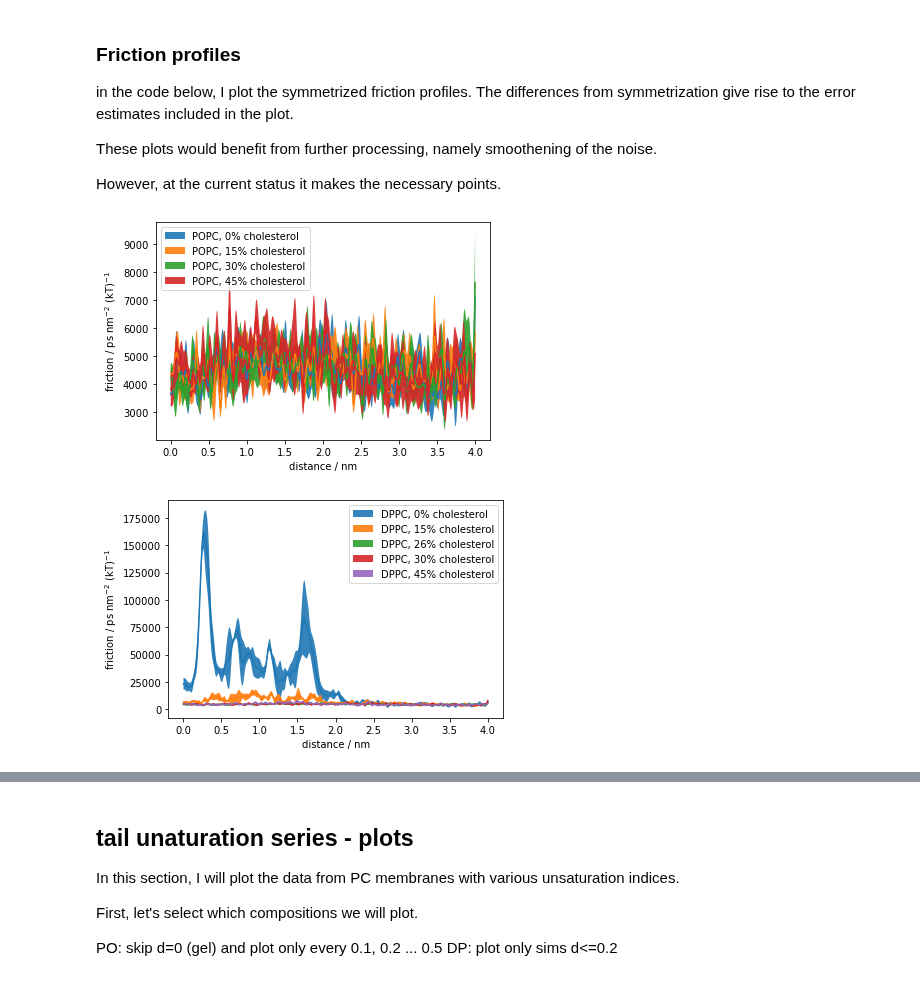
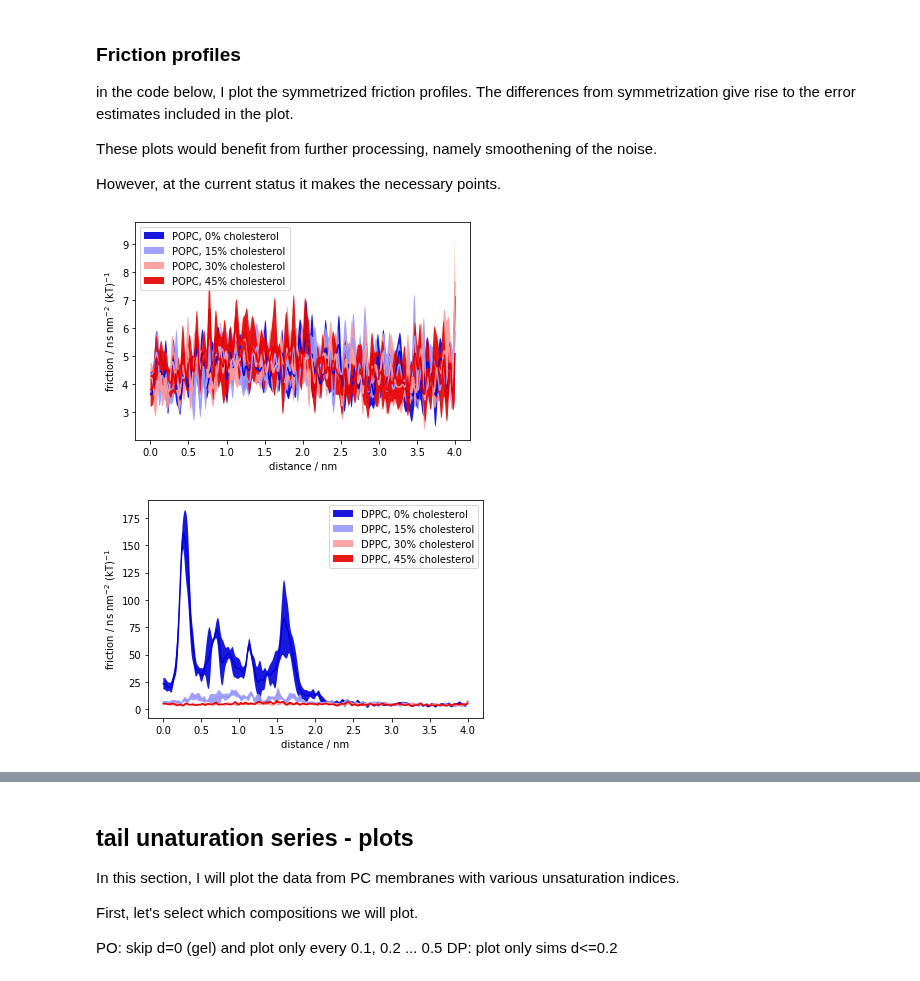
Before and after one commit to jmelcr/permeability, a Jupyter notebook: martini3/analysis_martini3_simulations_make_dataFrame.ipynb, the cells around one changed output, grey strips where cells are left out. Saved outputs shown, nothing was run; the diff lists cells and outputs as text; code cells hidden in the pictures.

Commit message:
update awh dg and fric profiles for sterols-series (new color scheme)

```diff
--- a/martini3/analysis_martini3_simulations_make_dataFrame.ipynb
+++ b/martini3/analysis_martini3_simulations_make_dataFrame.ipynb
@@ -136,7 +136,7 @@ po_sims = []
 dp_sims = []
 for s in sims:
     # using only Tiny particle as permeant
-    if "EOLS" in s.dirname and not "(1)" in s.dirname and not "AWHk" in s.dirname:
+    if "EOLS" in s.dirname and not "(1)" in s.dirname and not "AWHk" in s.dirname and not "26" in s.dirname:
         print(s.dirname)
         try:
             s.parse_dirname()
@@ -189,6 +189,9 @@ give rise to the error estimates included in the plot.
 
 The plot can be futher improved
 by using a simulation snapshot as a background.
+# %%
+# let's use some cool palette!
+sns.set_palette("seismic", n_colors=4) #len(po_sims))
 # %%
 for sim_list, xxpc in zip([po_sims, dp_sims], ["POPC", "DPPC"]):
     # DOPC - reference - at the background
@@ -243,26 +245,27 @@ However, at the current status it makes the necessary points.
 # %%
 for sim_list, xxpc in zip([po_sims, dp_sims], ["POPC", "DPPC"]):
     for s in sim_list:
         try:
             if (xxpc == 'POPC' and s.starting_conf != 'gel') or (xxpc == 'DPPC' and s.starting_conf != 'fluid'):
-                (x_half, fricsym, fricsym_err) = prep_to_plot(s.awh_x, s.fric, shift_to_zero=False, filt_freq=0.150)
+                # dividing by 1k to change the unit from ps to ns
+                (x_half, fricsym, fricsym_err) = prep_to_plot(s.awh_x, s.fric/1000.0, shift_to_zero=False, filt_freq=0.150)
                 x_half = -s.awh_x[:len(fricsym)]
                 plt.plot(x_half, fricsym)
                 plt.fill_between(x=x_half,
                                  y1=fricsym+fricsym_err,
                                  y2=fricsym-fricsym_err,
                                  label="{}, {}% {}sterol".format(xxpc, s.sterol_conc, s.sterol_type),
                                  alpha=0.9)
         except:
             pass
     plt.legend()
-    plt.ylabel("friction / ps nm$^{-2}$ (kT)$^{-1}$")
+    plt.ylabel("friction / ns nm$^{-2}$ (kT)$^{-1}$")
     plt.xlabel("distance / nm")
     plt.savefig("friction_profiles_{}_sterol-concs-EOLS.png".format(xxpc), dpi=150, bbox_inces='tight')
     plt.show()
 # %% [output]
-[figure, old version]
+[figure, new version]
-[figure, old version]
+[figure, new version]
 # %%
 for sim_list, xxpc in zip([po_sims, dp_sims], ["POPC", "DPPC"]):
     for s in sim_list:
```
Also changed, not shown: parts of 3 cells of this notebook, 6 other files.
